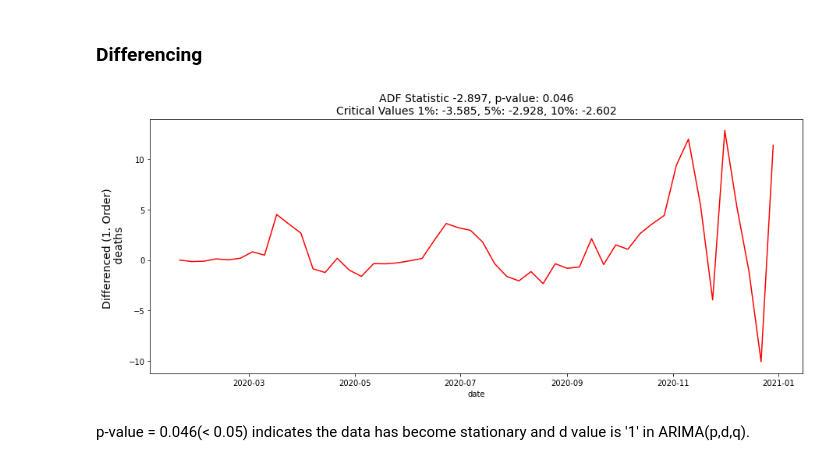
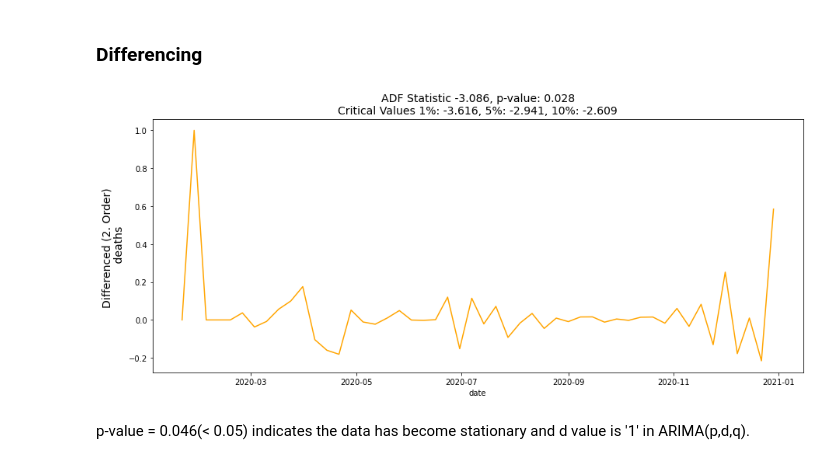
Before and after one commit to SravaniKatlaganti/TimeSeriesAnalysisOfCOVID19, a Jupyter notebook: Covid19.ipynb, the cells around one changed output. Saved outputs shown, nothing was run; the diff lists cells and outputs as text; code cells hidden in the pictures.

```diff
--- a/Covid19.ipynb
+++ b/Covid19.ipynb
@@ -36,7 +36,7 @@ df.head()
 df = df.drop(['geoid','county','cases_avg_per_100k','cases_avg_per_100k','deaths_avg_per_100k'], axis=1)
 # %%
 # Simplify column names
-df.columns = ['date',  'state', 'cases', 'cases_avg', 'deaths', 'deaths_avg']
+df.columns = ['date',  'state', 'deaths', 'cases_avg', 'cases', 'deaths_avg']
 # Specify target and feature columns
 targets = ['cases']
 features = [feature for feature in df.columns if feature not in targets]
@@ -116,7 +116,7 @@ no missing values, so no operations required
 ## Data Resampling
 # %%
 # To smooth the data, downsample data from daily to weekly
-downsample = df[['date','state', 'cases', 'cases_avg', 'deaths', 'deaths_avg']].resample('7D', on='date').mean().reset_index(drop=False)
+downsample = df[['date','state','deaths', 'cases_avg', 'cases', 'deaths_avg']].resample('7D', on='date').mean().reset_index(drop=False)
 df = downsample.copy()
 # %% [markdown]
 ## Stationarity
@@ -202,15 +202,15 @@ As p-value>0.05 means non-stationary and 'Purple' lines indicates this in the gr
 ### Differencing
 # %%
 # First Order Differencing
-ts_diff = np.diff(df['cases'])
-df['cases_diff_1'] = np.append([0], ts_diff)
+ts_diff = np.diff(df['cases'],n=2)
+df['cases_diff_1'] = np.append([0,1], ts_diff)
 
 # Plot column after differencing and
 f, ax = plt.subplots(nrows=1, ncols=1, figsize=(15, 6))
 # Visualize ADF results
-visualize_adfuller_results(df['cases_diff_1'], 'Differenced (1. Order) \n deaths', ax)
+visualize_adfuller_results(df['cases_diff_1'], 'Differenced (2. Order) \n deaths', ax)
 # %% [output]
-[figure, old version]
+[figure, new version]
 # %% [markdown]
 p-value = 0.046(< 0.05) indicates the data has become stationary and d value is '1' in ARIMA(p,d,q).
 # %% [markdown]
```
Also changed, not shown: parts of 22 cells of this notebook, 3 other files.
